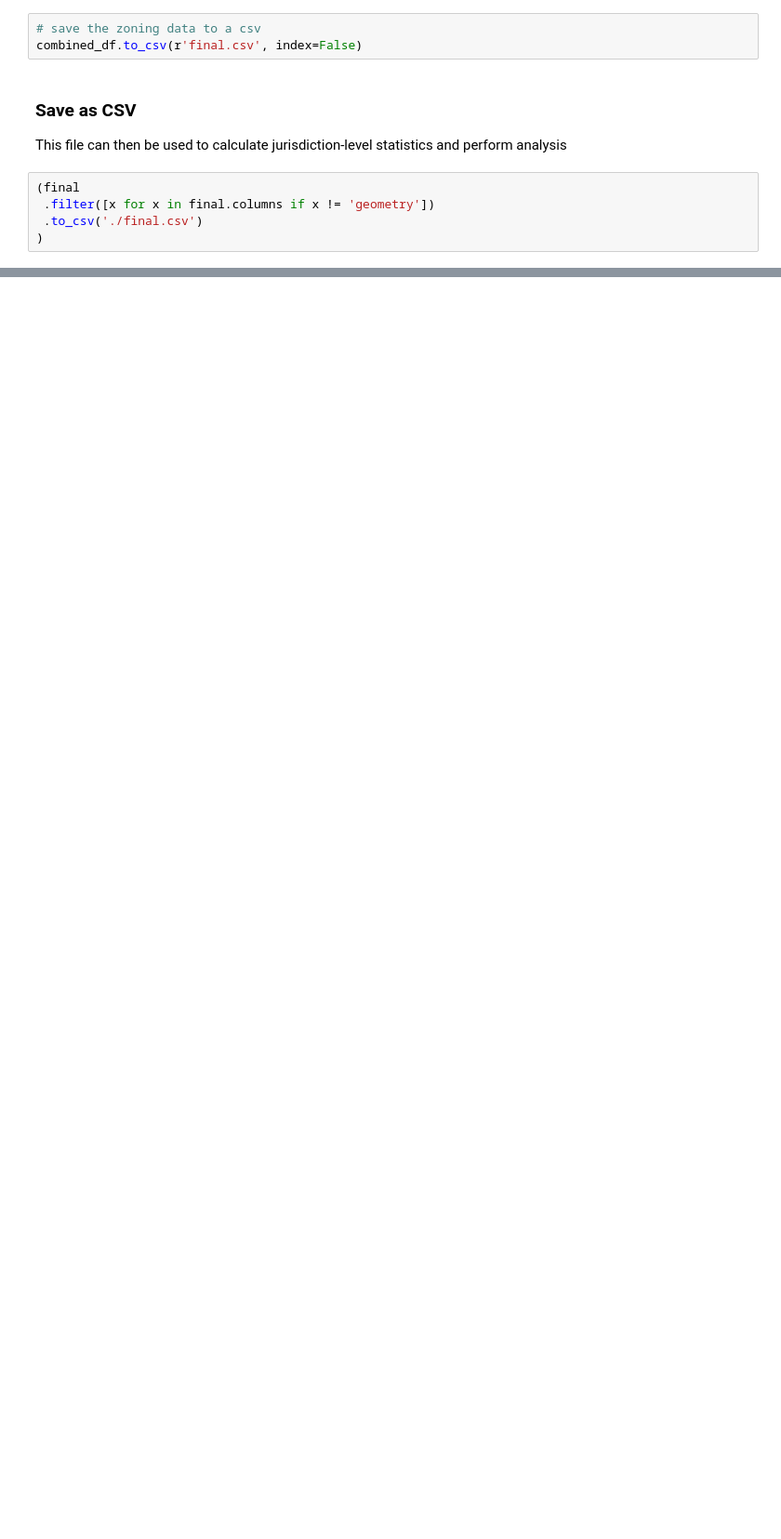
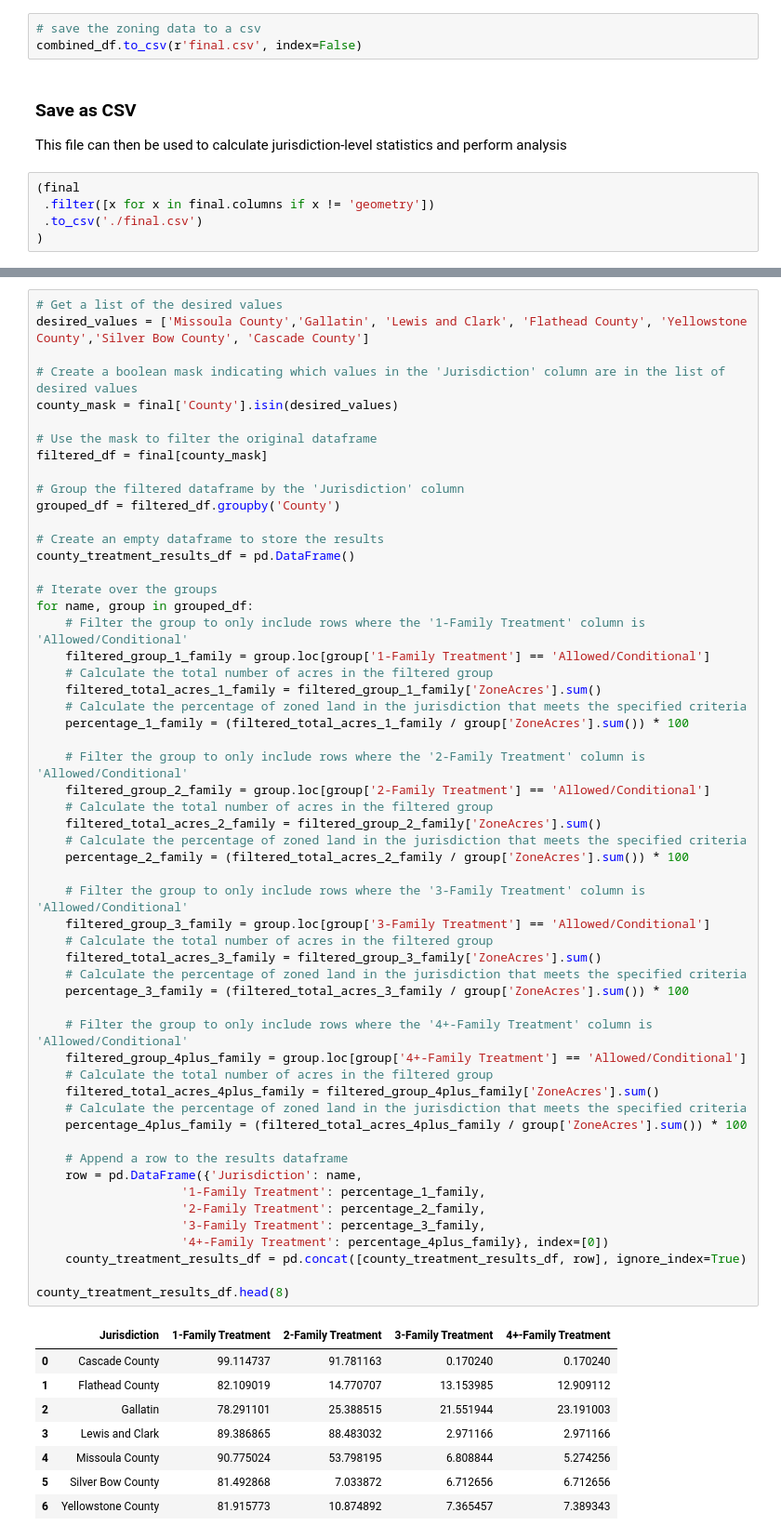
Before and after one commit to National-Zoning-Atlas/MontanaAtlas, a Jupyter notebook: CombineJurisdictions.ipynb, the cells around one changed output, grey strips where cells are left out. Shown at 93% size. Drawn from its saved outputs; the diff is of its cells as text; blank space fills up the shorter version.

```diff
--- a/CombineJurisdictions.ipynb
+++ b/CombineJurisdictions.ipynb
@@ -432,0 +644,64 @@ This file can then be used to calculate jurisdiction-level statistics and perfor
+# %%
+# Get a list of the desired values
+desired_values = ['Missoula County','Gallatin', 'Lewis and Clark', 'Flathead County', 'Yellowstone County','Silver Bow County', 'Cascade County']
+
+# Create a boolean mask indicating which values in the 'Jurisdiction' column are in the list of desired values
+county_mask = final['County'].isin(desired_values)
+
+# Use the mask to filter the original dataframe
+filtered_df = final[county_mask]
+
+# Group the filtered dataframe by the 'Jurisdiction' column
+grouped_df = filtered_df.groupby('County')
+
+# Create an empty dataframe to store the results
+county_treatment_results_df = pd.DataFrame()
+
+# Iterate over the groups
+for name, group in grouped_df:
+    # Filter the group to only include rows where the '1-Family Treatment' column is 'Allowed/Conditional'
+    filtered_group_1_family = group.loc[group['1-Family Treatment'] == 'Allowed/Conditional']
+    # Calculate the total number of acres in the filtered group
+    filtered_total_acres_1_family = filtered_group_1_family['ZoneAcres'].sum()
+    # Calculate the percentage of zoned land in the jurisdiction that meets the specified criteria
+    percentage_1_family = (filtered_total_acres_1_family / group['ZoneAcres'].sum()) * 100
+
+    # Filter the group to only include rows where the '2-Family Treatment' column is 'Allowed/Conditional'
+    filtered_group_2_family = group.loc[group['2-Family Treatment'] == 'Allowed/Conditional']
+    # Calculate the total number of acres in the filtered group
+    filtered_total_acres_2_family = filtered_group_2_family['ZoneAcres'].sum()
+    # Calculate the percentage of zoned land in the jurisdiction that meets the specified criteria
+    percentage_2_family = (filtered_total_acres_2_family / group['ZoneAcres'].sum()) * 100
+
+    # Filter the group to only include rows where the '3-Family Treatment' column is 'Allowed/Conditional'
+    filtered_group_3_family = group.loc[group['3-Family Treatment'] == 'Allowed/Conditional']
+    # Calculate the total number of acres in the filtered group
+    filtered_total_acres_3_family = filtered_group_3_family['ZoneAcres'].sum()
+    # Calculate the percentage of zoned land in the jurisdiction that meets the specified criteria
+    percentage_3_family = (filtered_total_acres_3_family / group['ZoneAcres'].sum()) * 100
+
+    # Filter the group to only include rows where the '4+-Family Treatment' column is 'Allowed/Conditional'
+    filtered_group_4plus_family = group.loc[group['4+-Family Treatment'] == 'Allowed/Conditional']
+    # Calculate the total number of acres in the filtered group
+    filtered_total_acres_4plus_family = filtered_group_4plus_family['ZoneAcres'].sum()
+    # Calculate the percentage of zoned land in the jurisdiction that meets the specified criteria
+    percentage_4plus_family = (filtered_total_acres_4plus_family / group['ZoneAcres'].sum()) * 100
+
+    # Append a row to the results dataframe
+    row = pd.DataFrame({'Jurisdiction': name,
+                    '1-Family Treatment': percentage_1_family,
+                    '2-Family Treatment': percentage_2_family,
+                    '3-Family Treatment': percentage_3_family,
+                    '4+-Family Treatment': percentage_4plus_family}, index=[0])
+    county_treatment_results_df = pd.concat([county_treatment_results_df, row], ignore_index=True)
+
+county_treatment_results_df.head(8)
+# %% [output]
+|  | Jurisdiction | 1-Family Treatment | 2-Family Treatment | 3-Family Treatment | 4+-Family Treatment |
+| 0 | Cascade County | 99.114737 | 91.781163 | 0.170240 | 0.170240 |
+| 1 | Flathead County | 82.109019 | 14.770707 | 13.153985 | 12.909112 |
+| 2 | Gallatin | 78.291101 | 25.388515 | 21.551944 | 23.191003 |
+| 3 | Lewis and Clark | 89.386865 | 88.483032 | 2.971166 | 2.971166 |
+| 4 | Missoula County | 90.775024 | 53.798195 | 6.808844 | 5.274256 |
+| 5 | Silver Bow County | 81.492868 | 7.033872 | 6.712656 | 6.712656 |
+| 6 | Yellowstone County | 81.915773 | 10.874892 | 7.365457 | 7.389343 |
```
Also changed, not shown: parts of 29 cells of this notebook.
